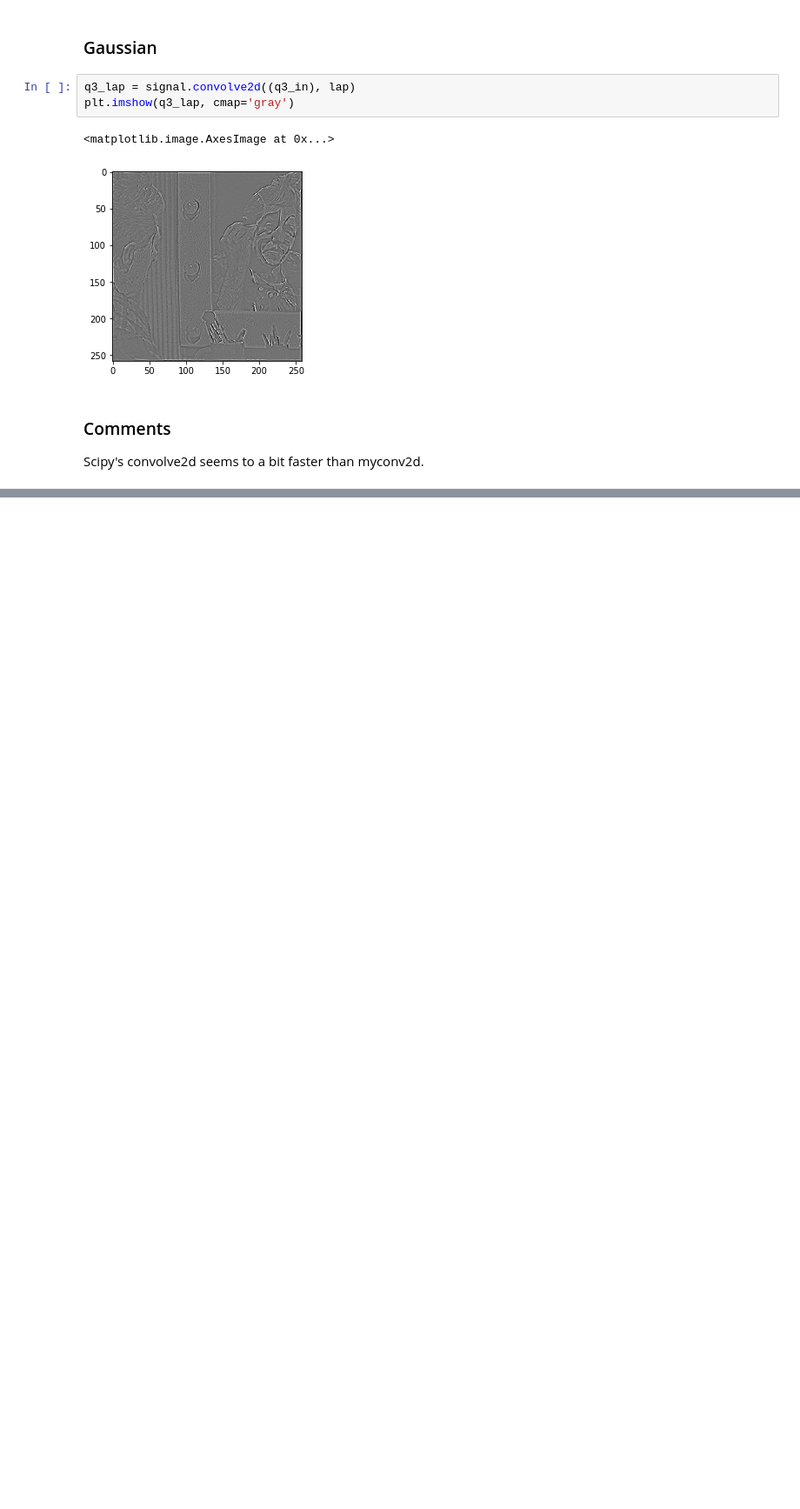
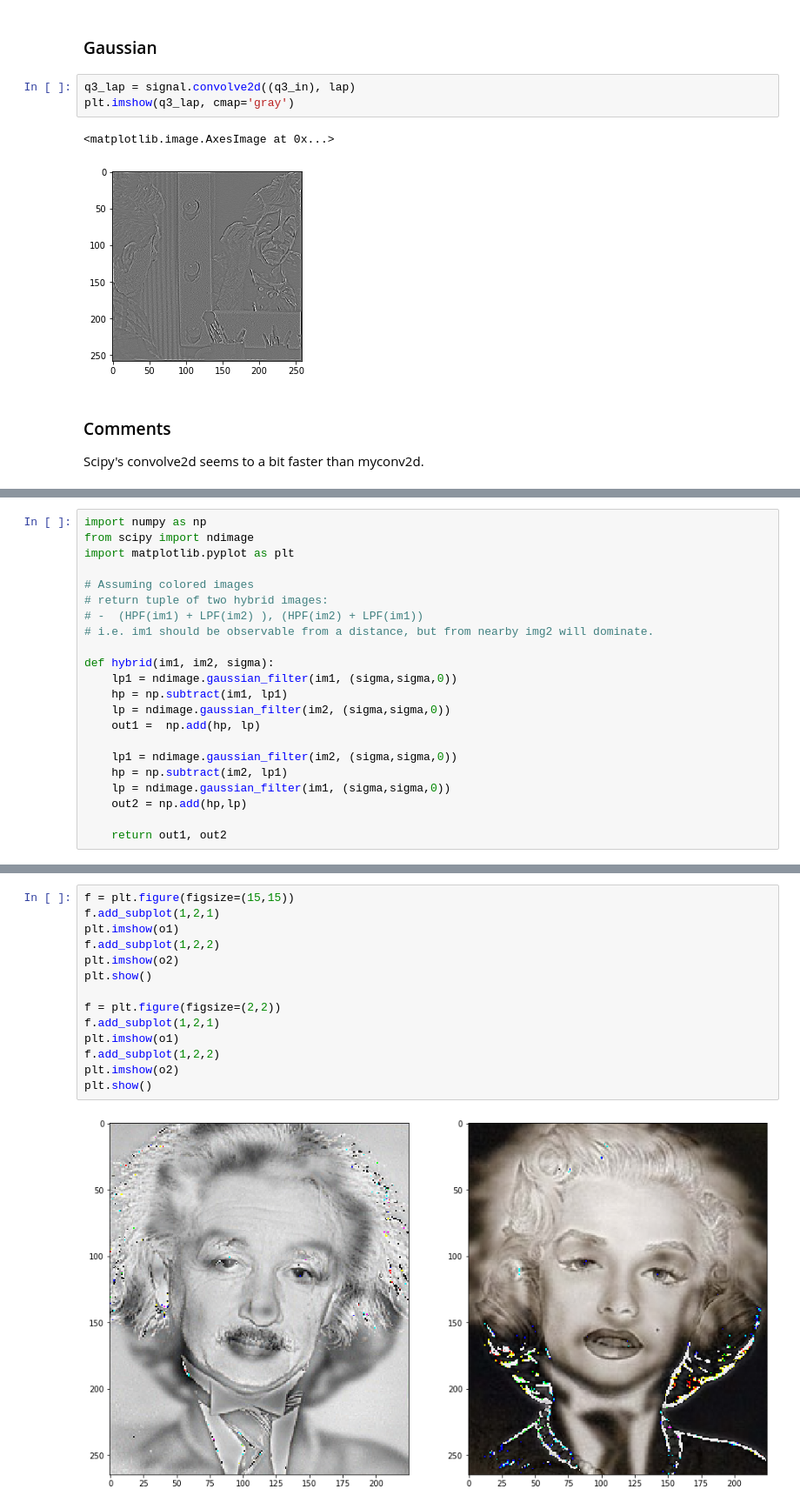
Before and after one commit to frags51/C-codes, a Jupyter notebook: assignment/deep-l/DeepL Assignment 1.ipynb, the cells around one changed output, grey strips where cells are left out. Shown at 87% size. Drawn from its saved outputs; the diff is of its cells as text; blank space fills up the shorter version.

```diff
--- a/assignment/deep-l/DeepL Assignment 1.ipynb
+++ b/assignment/deep-l/DeepL Assignment 1.ipynb
@@ -296,0 +302,22 @@ Scipy's convolve2d seems to a bit faster than myconv2d.
+# %%
+import numpy as np
+from scipy import ndimage
+import matplotlib.pyplot as plt
+
+# Assuming colored images
+# return tuple of two hybrid images:
+# -  (HPF(im1) + LPF(im2) ), (HPF(im2) + LPF(im1))
+# i.e. im1 should be observable from a distance, but from nearby img2 will dominate.
+
+def hybrid(im1, im2, sigma):
+    lp1 = ndimage.gaussian_filter(im1, (sigma,sigma,0))
+    hp = np.subtract(im1, lp1)
+    lp = ndimage.gaussian_filter(im2, (sigma,sigma,0))
+    out1 =  np.add(hp, lp)
+
+    lp1 = ndimage.gaussian_filter(im2, (sigma,sigma,0))
+    hp = np.subtract(im2, lp1)
+    lp = ndimage.gaussian_filter(im1, (sigma,sigma,0))
+    out2 = np.add(hp,lp)
+
+    return out1, out2
@@ -296,0 +357,16 @@ Scipy's convolve2d seems to a bit faster than myconv2d.
+# %%
+f = plt.figure(figsize=(15,15))
+f.add_subplot(1,2,1)
+plt.imshow(o1)
+f.add_subplot(1,2,2)
+plt.imshow(o2)
+plt.show()
+
+f = plt.figure(figsize=(2,2))
+f.add_subplot(1,2,1)
+plt.imshow(o1)
+f.add_subplot(1,2,2)
+plt.imshow(o2)
+plt.show()
+# %% [output]
+[figure, added]
```
Also changed, not shown: parts of 11 cells of this notebook.
